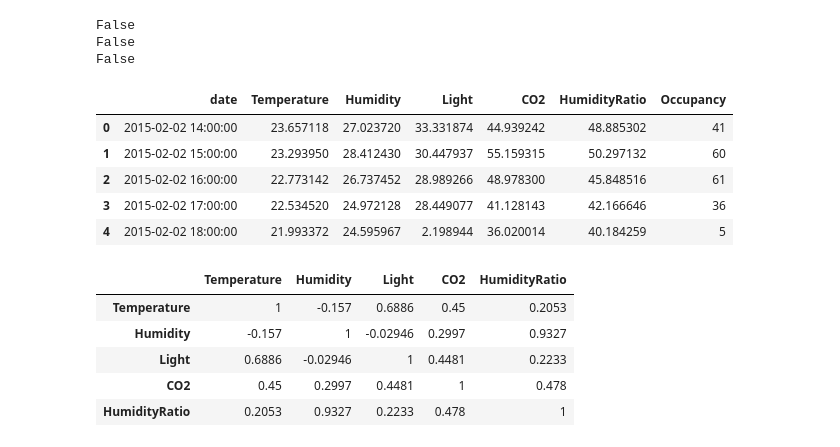
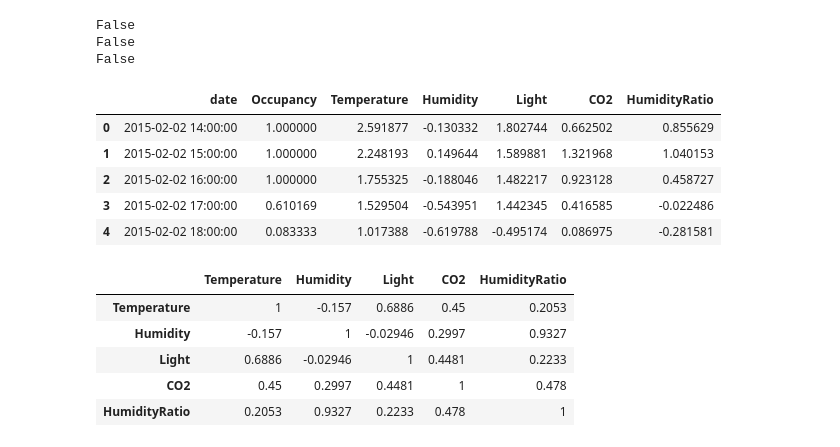
Before and after one commit to dshlai/room_occupancy_prediction, a Jupyter notebook: occupancy_prediction_eda.ipynb, the cells around one changed output. Cells and saved outputs as stored; diff of their text form; code cells hidden in the pictures.

```diff
--- a/occupancy_prediction_eda.ipynb
+++ b/occupancy_prediction_eda.ipynb
@@ -29,29 +31,36 @@ False
 False
 False
 # %%
+
 
 # Concat train, test and test2 data together, since we want to visualized EDA
 total = pd.concat([train_data, test_data], axis=0)
 total = pd.concat([total, test2_data], axis=0)
 
+cols = total.columns.drop('date').drop('Occupancy')
+
 # Resample sensor data for each day with mean, and count daily occupancy instances using sum
 daily_mean_total = total.resample('1H', on='date').mean().reset_index()
 daily_count_occu_total = total.resample('1H', on='date').sum().reset_index()['Occupancy']
 
-# Transform data for easier visualization
-daily_mean_total['Occupancy'] = daily_count_occu_total
-daily_mean_total['Light'] = daily_mean_total['Light'] / 15
-daily_mean_total['CO2'] = daily_mean_total['CO2'] / 20
-daily_mean_total['HumidityRatio'] = daily_mean_total['HumidityRatio'] * 10000
+daily_mean_date = daily_mean_total[['date', 'Occupancy']]
 
-daily_mean_total.head()
+scaler = StandardScaler()
+
+total_std = scaler.fit_transform(total[cols])
+total_std = pd.DataFrame(total_std, columns=cols)
+
+daily_total_std = scaler.fit_transform(daily_mean_total[cols])
+daily_mean_total_std = pd.DataFrame(daily_total_std, columns=cols)
+daily_mean_total_std = pd.concat([daily_mean_date, daily_mean_total_std], axis=1)
+daily_mean_total_std.head()
 # %% [output]
-|  | date | Temperature | Humidity | Light | CO2 | HumidityRatio | Occupancy |
-| 0 | 2015-02-02 14:00:00 | 23.657118 | 27.023720 | 33.331874 | 44.939242 | 48.885302 | 41 |
-| 1 | 2015-02-02 15:00:00 | 23.293950 | 28.412430 | 30.447937 | 55.159315 | 50.297132 | 60 |
-| 2 | 2015-02-02 16:00:00 | 22.773142 | 26.737452 | 28.989266 | 48.978300 | 45.848516 | 61 |
-| 3 | 2015-02-02 17:00:00 | 22.534520 | 24.972128 | 28.449077 | 41.128143 | 42.166646 | 36 |
-| 4 | 2015-02-02 18:00:00 | 21.993372 | 24.595967 | 2.198944 | 36.020014 | 40.184259 | 5 |
+|  | date | Occupancy | Temperature | Humidity | Light | CO2 | HumidityRatio |
+| 0 | 2015-02-02 14:00:00 | 1.000000 | 2.591877 | -0.130332 | 1.802744 | 0.662502 | 0.855629 |
+| 1 | 2015-02-02 15:00:00 | 1.000000 | 2.248193 | 0.149644 | 1.589881 | 1.321968 | 1.040153 |
+| 2 | 2015-02-02 16:00:00 | 1.000000 | 1.755325 | -0.188046 | 1.482217 | 0.923128 | 0.458727 |
+| 3 | 2015-02-02 17:00:00 | 0.610169 | 1.529504 | -0.543951 | 1.442345 | 0.416585 | -0.022486 |
+| 4 | 2015-02-02 18:00:00 | 0.083333 | 1.017388 | -0.619788 | -0.495174 | 0.086975 | -0.281581 |
 # %%
 # visualize feature correlations
 import matplotlib.pyplot as plt
```
Also changed, not shown: parts of 6 cells of this notebook.
